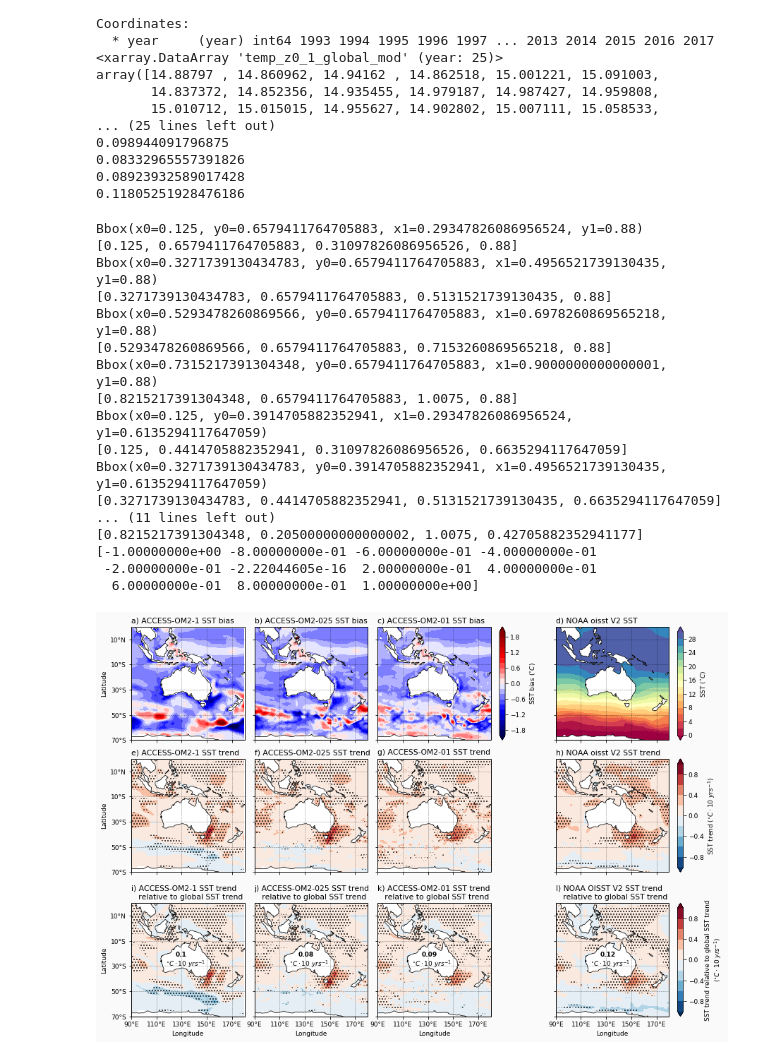
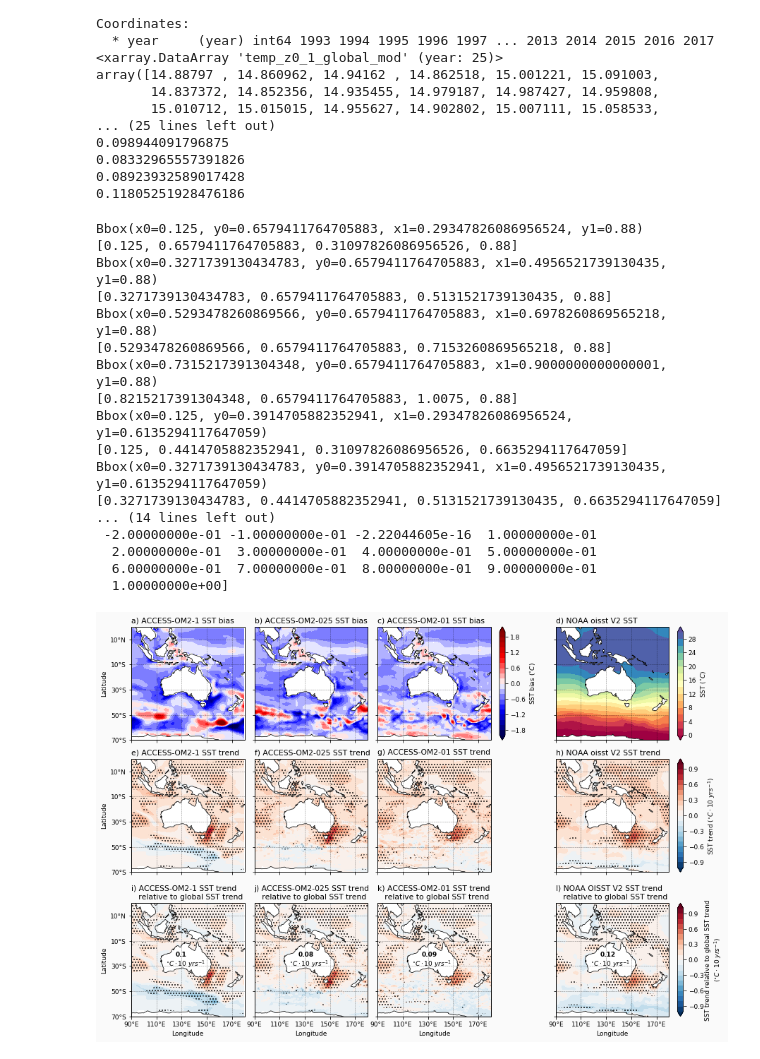
Before and after one commit to ERDuran/Australian-waters-diagnostics, a Jupyter notebook: scripts/p80_SST_9317.ipynb, the cells around one changed output. Cells and saved outputs as stored; diff of their text form; code cells hidden in the pictures.

```diff
--- a/scripts/p80_SST_9317.ipynb
+++ b/scripts/p80_SST_9317.ipynb
@@ -331,7 +331,7 @@ pos = ax.get_position()
 print(pos)
 pos_plot = [pos.x0, pos.y0+0.05, pos.x1+0.0175, pos.y1+0.05]
 print(pos_plot)
-levels=arange(-1,1,0.2)
+levels=arange(-1,1,0.1)
 cmap = plt.cm.RdBu_r
 data = temp_z0_1_slope_mod
 plot = plt.contourf(data.xt_ocean, data.yt_ocean, data,
@@ -464,7 +464,7 @@ pos = ax.get_position()
 print(pos)
 pos_plot = [pos.x0, pos.y0+0.08, pos.x1+0.0175, pos.y1+0.08]
 print(pos_plot)
-levels=arange(-1,1,0.2)
+# levels=arange(-0.6,0.6,0.1)
 cmap = plt.cm.RdBu_r
 data = temp_z0_1_slope_mod - temp_z0_1_slope_global_mod
 plot = plt.contourf(data.xt_ocean, data.yt_ocean, data,
@@ -596,36 +596,36 @@ gtrend = np.round(temp_z0_slope_global_oisst,2)
 plt.text(125,-22.5,str(gtrend), fontweight='bold')
 plt.text(117.5,-30,'$^{\circ}C \cdot 10\ yrs^{-1}$')
 axins = inset_axes(ax,
                    width="5%",  # width = 5% of parent_bbox width
                    height="100%",  # height : 50%
                    loc='lower left',
                    bbox_to_anchor=(1.075, 0, 1, 1),
                    bbox_transform=ax.transAxes,
                    borderpad=0)
 cbar = plt.colorbar(plot, orientation='vertical',
                     label='SST trend relative to global SST trend\n'
                     +r'($^{\circ}C \cdot 10\ yrs^{-1}$)', cax=axins)
 # cbar.set_ticks(levels)
 # cbar.ax.set_yticklabels([r'$\times$ -4',r'$\times$ -3',r'$\times$ -2',r'$\times$ -1',
 #                         r'$\times$ 1',r'$\times$ 2',r'$\times$ 3',r'$\times$ 4',r'$\times$ 5'])
 
 savefigure('SST_bias_trend_9317')
 # %% [output]
 Bbox(x0=0.125, y0=0.6579411764705883, x1=0.29347826086956524, y1=0.88)
 [0.125, 0.6579411764705883, 0.31097826086956526, 0.88]
 Bbox(x0=0.3271739130434783, y0=0.6579411764705883, x1=0.4956521739130435, y1=0.88)
 [0.3271739130434783, 0.6579411764705883, 0.5131521739130435, 0.88]
 Bbox(x0=0.5293478260869566, y0=0.6579411764705883, x1=0.6978260869565218, y1=0.88)
 [0.5293478260869566, 0.6579411764705883, 0.7153260869565218, 0.88]
 Bbox(x0=0.7315217391304348, y0=0.6579411764705883, x1=0.9000000000000001, y1=0.88)
 [0.8215217391304348, 0.6579411764705883, 1.0075, 0.88]
 Bbox(x0=0.125, y0=0.3914705882352941, x1=0.29347826086956524, y1=0.6135294117647059)
 [0.125, 0.4414705882352941, 0.31097826086956526, 0.6635294117647059]
 Bbox(x0=0.3271739130434783, y0=0.3914705882352941, x1=0.4956521739130435, y1=0.6135294117647059)
 [0.3271739130434783, 0.4414705882352941, 0.5131521739130435, 0.6635294117647059]
-... (11 lines left out)
-[0.8215217391304348, 0.20500000000000002, 1.0075, 0.42705882352941177]
-[-1.00000000e+00 -8.00000000e-01 -6.00000000e-01 -4.00000000e-01
- -2.00000000e-01 -2.22044605e-16  2.00000000e-01  4.00000000e-01
-  6.00000000e-01  8.00000000e-01  1.00000000e+00]
+... (14 lines left out)
+ -2.00000000e-01 -1.00000000e-01 -2.22044605e-16  1.00000000e-01
+  2.00000000e-01  3.00000000e-01  4.00000000e-01  5.00000000e-01
+  6.00000000e-01  7.00000000e-01  8.00000000e-01  9.00000000e-01
+  1.00000000e+00]
-[figure, old version]
+[figure, new version]
```
Also changed, not shown: 8 other files.
